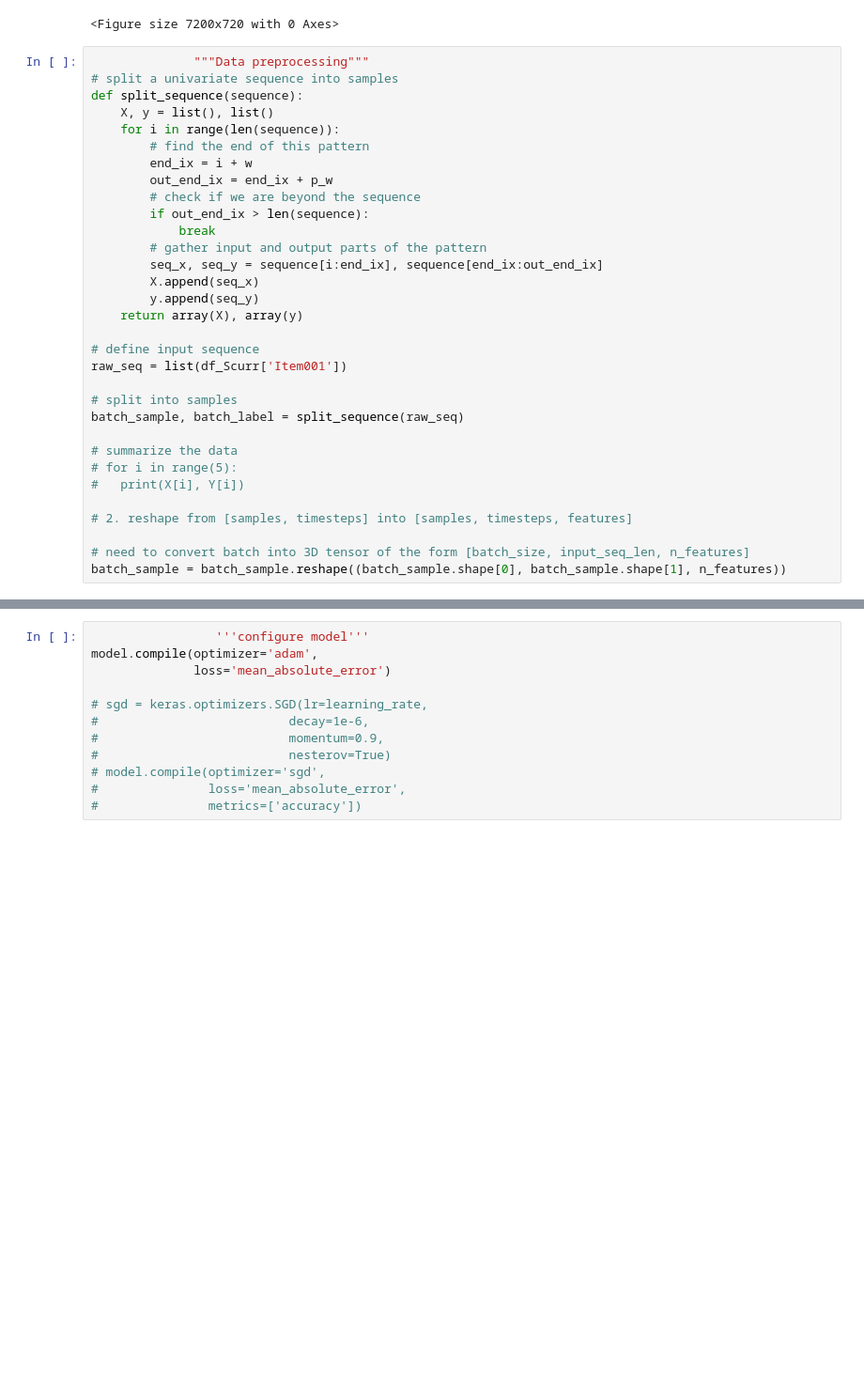
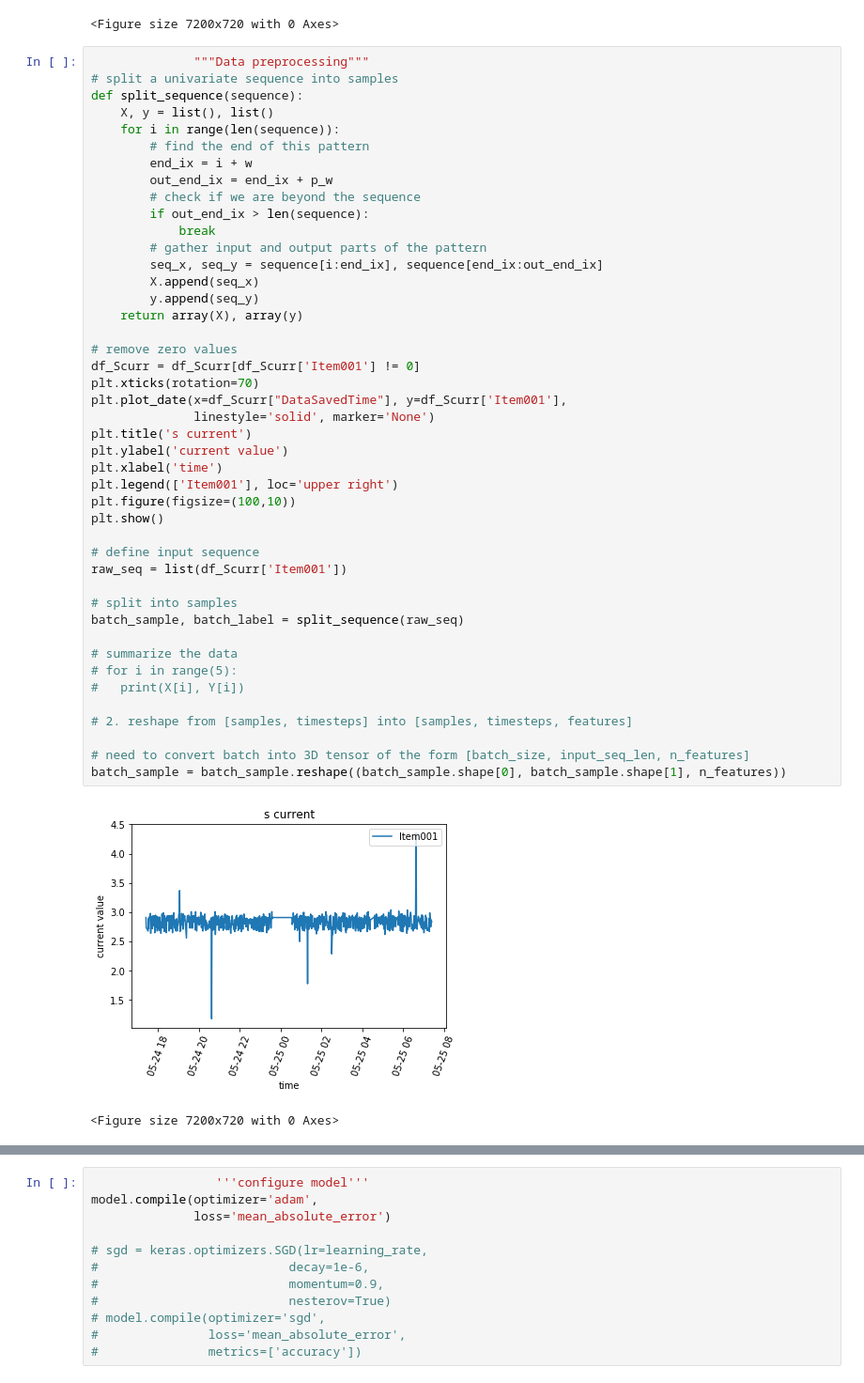
Before and after one commit to 0nism/Deep-Learning-Time-Series-Anomaly-Detection, a Jupyter notebook: DeepAnT_main.ipynb, the cells around one changed output, grey strips where cells are left out. Shown: that part at 94% size. Drawn from its saved outputs; the diff is of its cells as text; blank space fills up the shorter version.

```diff
--- a/DeepAnT_main.ipynb
+++ b/DeepAnT_main.ipynb
@@ -99,33 +81,48 @@ plt.show()
 # split a univariate sequence into samples
 def split_sequence(sequence):
 	X, y = list(), list()
 	for i in range(len(sequence)):
 		# find the end of this pattern
 		end_ix = i + w
 		out_end_ix = end_ix + p_w
 		# check if we are beyond the sequence
 		if out_end_ix > len(sequence):
 			break
 		# gather input and output parts of the pattern
 		seq_x, seq_y = sequence[i:end_ix], sequence[end_ix:out_end_ix]
 		X.append(seq_x)
 		y.append(seq_y)
 	return array(X), array(y)
 
+# remove zero values
+df_Scurr = df_Scurr[df_Scurr['Item001'] != 0]
+plt.xticks(rotation=70)
+plt.plot_date(x=df_Scurr["DataSavedTime"], y=df_Scurr['Item001'],
+              linestyle='solid', marker='None')
+plt.title('s current')
+plt.ylabel('current value')
+plt.xlabel('time')
+plt.legend(['Item001'], loc='upper right')
+plt.figure(figsize=(100,10))
+plt.show()
+
 # define input sequence
 raw_seq = list(df_Scurr['Item001'])
 
 # split into samples
 batch_sample, batch_label = split_sequence(raw_seq)
 
 # summarize the data
 # for i in range(5):
 # 	print(X[i], Y[i])
 
 # 2. reshape from [samples, timesteps] into [samples, timesteps, features]
 
 # need to convert batch into 3D tensor of the form [batch_size, input_seq_len, n_features]
 batch_sample = batch_sample.reshape((batch_sample.shape[0], batch_sample.shape[1], n_features))
+# %% [output]
+[figure, added]
+<Figure size 7200x720 with 0 Axes>
 # %%
               """Generate model for predictor"""
 model = Sequential()
```
Also changed, not shown: parts of 9 cells of this notebook.
